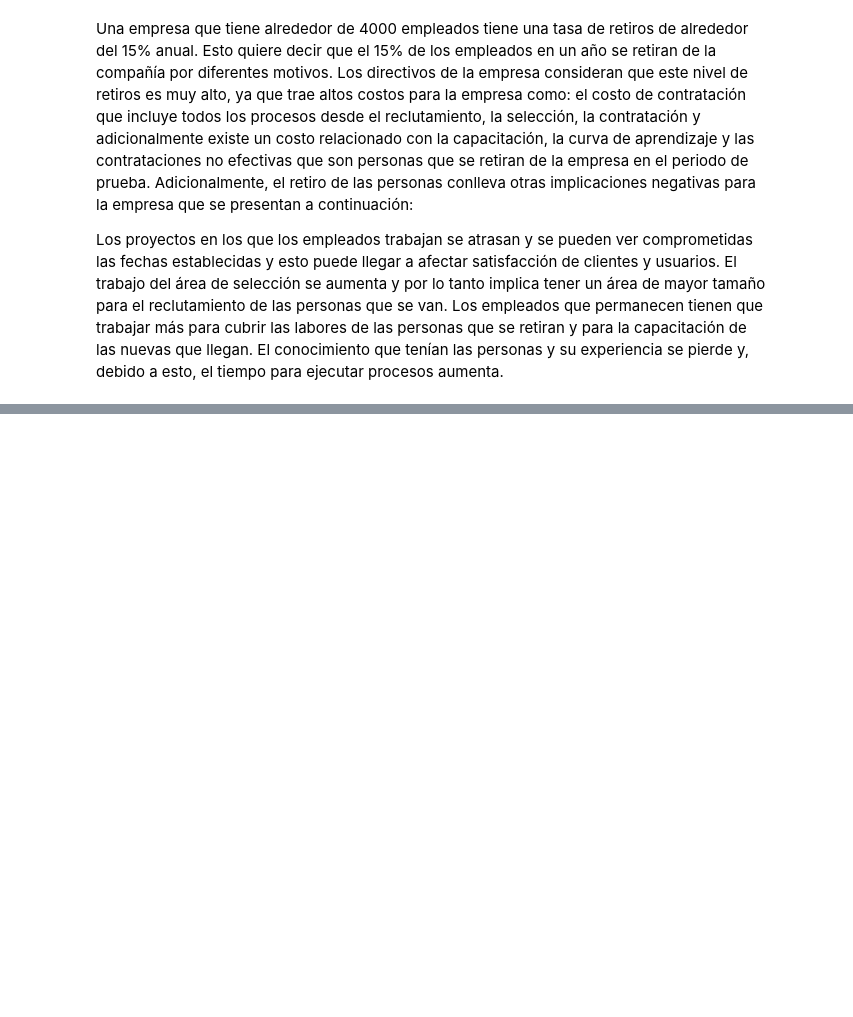
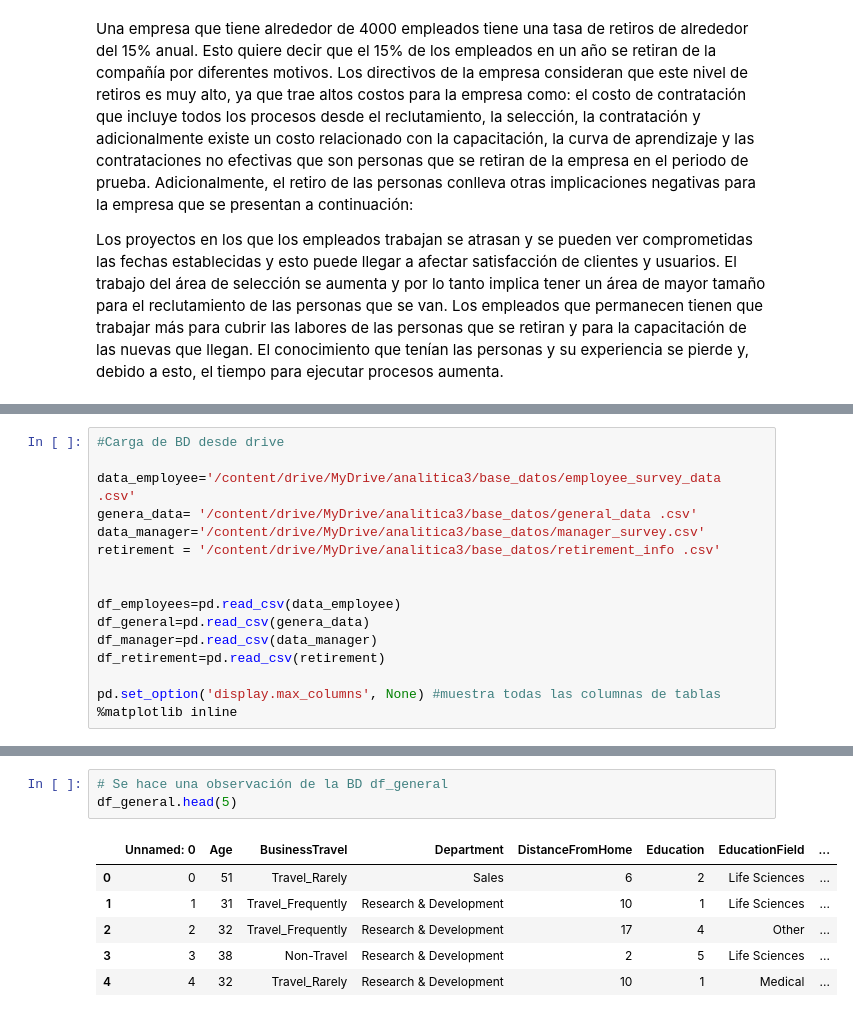
Before and after one commit to Astridgiraldo/RH, a Jupyter notebook: Limpieza_y_transformacion.ipynb, the cells around one changed output, grey strips where cells are left out. Saved outputs shown, nothing was run; the diff lists cells and outputs as text; blank space fills up the shorter version.

```diff
--- a/Limpieza_y_transformacion.ipynb
+++ b/Limpieza_y_transformacion.ipynb
@@ -9,0 +36,16 @@ El conocimiento que tenían las personas y su experiencia se pierde y, debido a
+# %%
+#Carga de BD desde drive
+
+data_employee='/content/drive/MyDrive/analitica3/base_datos/employee_survey_data .csv'
+genera_data= '/content/drive/MyDrive/analitica3/base_datos/general_data .csv'
+data_manager='/content/drive/MyDrive/analitica3/base_datos/manager_survey.csv'
+retirement = '/content/drive/MyDrive/analitica3/base_datos/retirement_info .csv'
+
+
+df_employees=pd.read_csv(data_employee)
+df_general=pd.read_csv(genera_data)
+df_manager=pd.read_csv(data_manager)
+df_retirement=pd.read_csv(retirement)
+
+pd.set_option('display.max_columns', None) #muestra todas las columnas de tablas
+%matplotlib inline
@@ -9,0 +62,10 @@ El conocimiento que tenían las personas y su experiencia se pierde y, debido a
+# %%
+# Se hace una observación de la BD df_general
+df_general.head(5)
+# %% [output]
+|  | Unnamed: 0 | Age | BusinessTravel | Department | DistanceFromHome | Education | EducationField | ... |
+| 0 | 0 | 51 | Travel_Rarely | Sales | 6 | 2 | Life Sciences | ... |
+| 1 | 1 | 31 | Travel_Frequently | Research & Development | 10 | 1 | Life Sciences | ... |
+| 2 | 2 | 32 | Travel_Frequently | Research & Development | 17 | 4 | Other | ... |
+| 3 | 3 | 38 | Non-Travel | Research & Development | 2 | 5 | Life Sciences | ... |
+| 4 | 4 | 32 | Travel_Rarely | Research & Development | 10 | 1 | Medical | ... |
```
Also changed, not shown: parts of 5 cells of this notebook.
